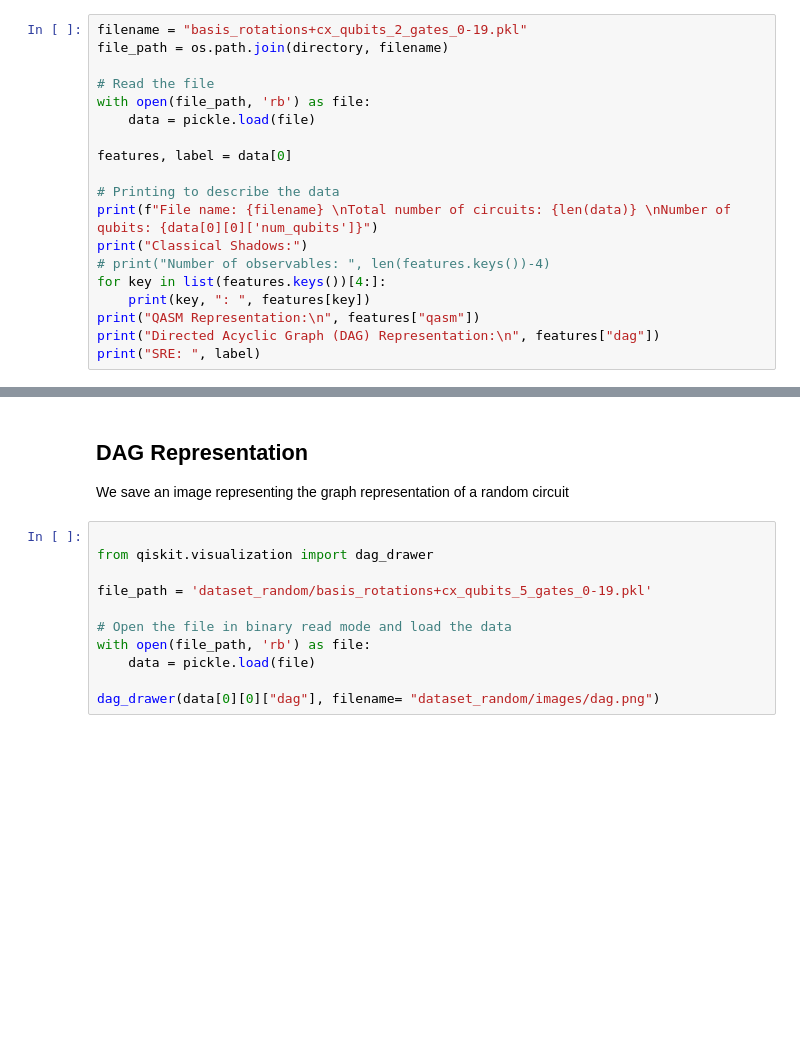
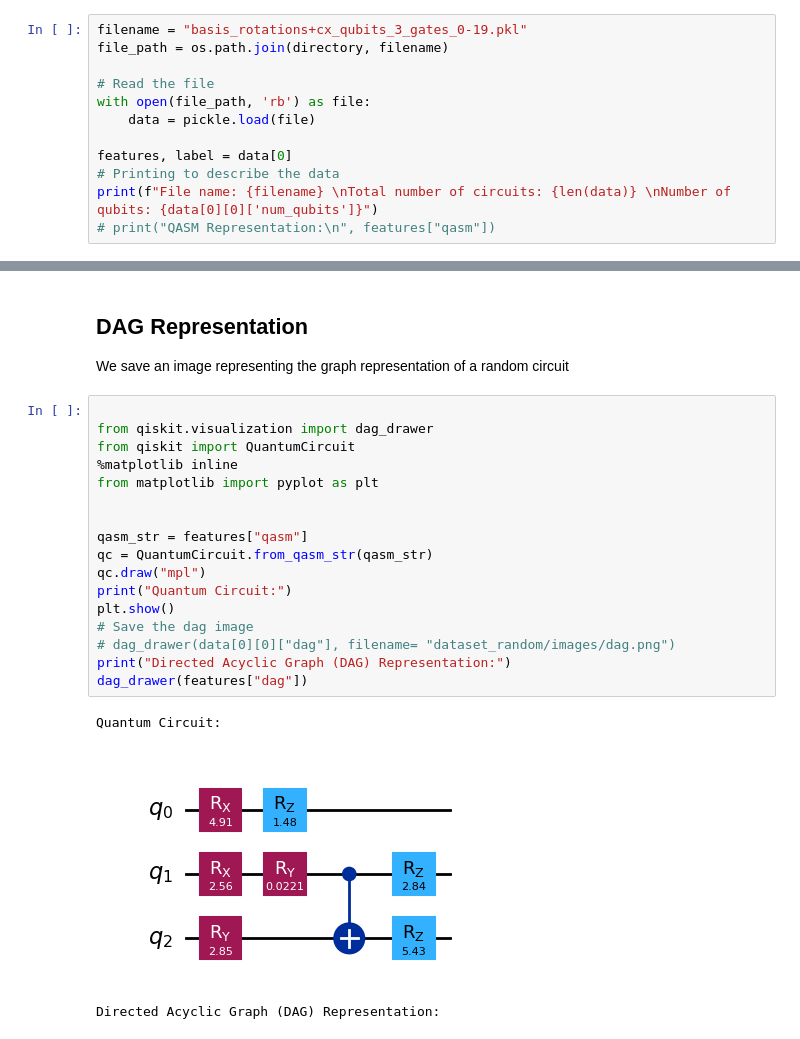
Before and after one commit to VincenzoLipardi/SRE-Estimation, a Jupyter notebook: data/tutorial_data.ipynb, the cells around one changed output, grey strips where cells are left out. Saved outputs shown, nothing was run; the diff lists cells and outputs as text; blank space fills up the shorter version.

```diff
--- a/data/tutorial_data.ipynb
+++ b/data/tutorial_data.ipynb
@@ -41,7 +61,7 @@ for filename in os.listdir(directory):
 
 We take a generic file to describe the dataset
 # %%
-filename = "basis_rotations+cx_qubits_2_gates_0-19.pkl"
+filename = "basis_rotations+cx_qubits_3_gates_0-19.pkl"
 file_path = os.path.join(directory, filename)
 
 # Read the file
@@ -49,14 +69,7 @@ with open(file_path, 'rb') as file:
     data = pickle.load(file)
 
 features, label = data[0]
-
 # Printing to describe the data
 print(f"File name: {filename} \nTotal number of circuits: {len(data)} \nNumber of qubits: {data[0][0]['num_qubits']}")
-print("Classical Shadows:")
-# print("Number of observables: ", len(features.keys())-4)
-for key in list(features.keys())[4:]:
-    print(key, ": ", features[key])
-print("QASM Representation:\n", features["qasm"])
-print("Directed Acyclic Graph (DAG) Representation:\n", features["dag"])
-print("SRE: ", label)
+# print("QASM Representation:\n", features["qasm"])
 # %% [output]
@@ -88,14 +110,24 @@ $$ F(n) = 3n + 9 \binom{n}{2} $$
 ## DAG Representation
 
 We save an image representing the graph representation of a random circuit
-# %%
-
-from qiskit.visualization import dag_drawer
-
-file_path = 'dataset_random/basis_rotations+cx_qubits_5_gates_0-19.pkl'
-
-# Open the file in binary read mode and load the data
-with open(file_path, 'rb') as file:
-    data = pickle.load(file)
-
-dag_drawer(data[0][0]["dag"], filename= "dataset_random/images/dag.png")
+# %%
+
+from qiskit.visualization import dag_drawer
+from qiskit import QuantumCircuit
+%matplotlib inline
+from matplotlib import pyplot as plt
+
+
+qasm_str = features["qasm"]
+qc = QuantumCircuit.from_qasm_str(qasm_str)
+qc.draw("mpl")
+print("Quantum Circuit:")
+plt.show()
+# Save the dag image
+# dag_drawer(data[0][0]["dag"], filename= "dataset_random/images/dag.png")
+print("Directed Acyclic Graph (DAG) Representation:")
+dag_drawer(features["dag"])
+# %% [output]
+Quantum Circuit:
+[figure, added]
+Directed Acyclic Graph (DAG) Representation:
```
Also changed, not shown: parts of 7 cells of this notebook.
